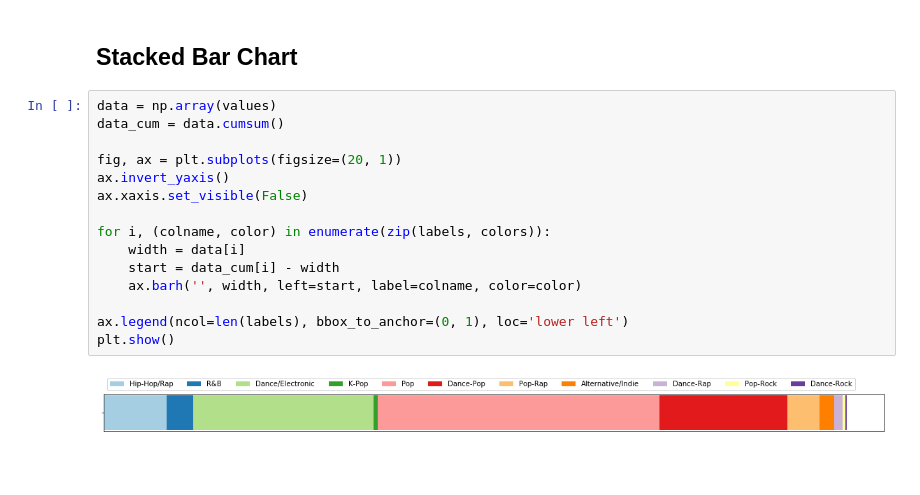
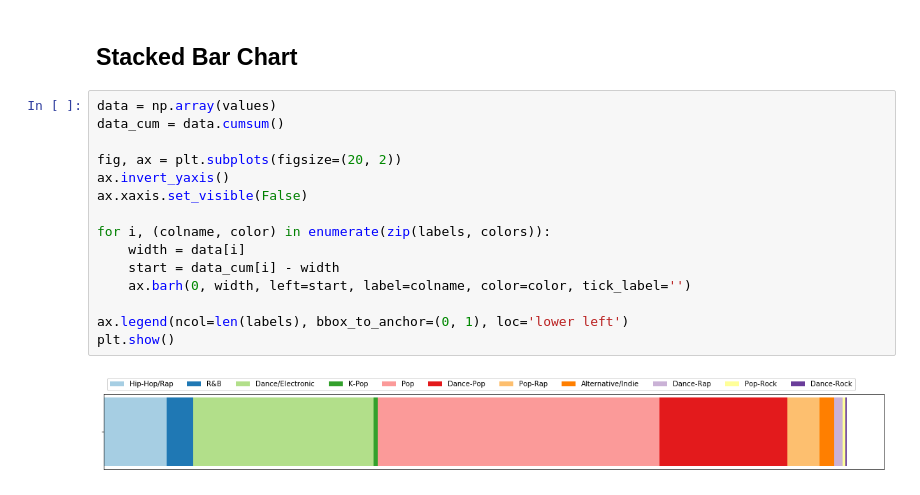
Before and after one commit to ntrllog/Music-Genre-Visualization, a Jupyter notebook: Music Genre Visualization.ipynb, the cells around one changed output. Cells and saved outputs as stored; diff of their text form; blank space fills up the shorter version.

```diff
--- a/Music Genre Visualization.ipynb
+++ b/Music Genre Visualization.ipynb
@@ -50,17 +61,17 @@ plt.show()
 # %%
 data = np.array(values)
 data_cum = data.cumsum()
 
-fig, ax = plt.subplots(figsize=(20, 1))
+fig, ax = plt.subplots(figsize=(20, 2))
 ax.invert_yaxis()
 ax.xaxis.set_visible(False)
 
 for i, (colname, color) in enumerate(zip(labels, colors)):
     width = data[i]
     start = data_cum[i] - width
-    ax.barh('', width, left=start, label=colname, color=color)
+    ax.barh(0, width, left=start, label=colname, color=color, tick_label='')
 
 ax.legend(ncol=len(labels), bbox_to_anchor=(0, 1), loc='lower left')
 plt.show()
 # %% [output]
-[figure, old version]
+[figure, new version]
```
Also changed, not shown: parts of 7 cells of this notebook.
